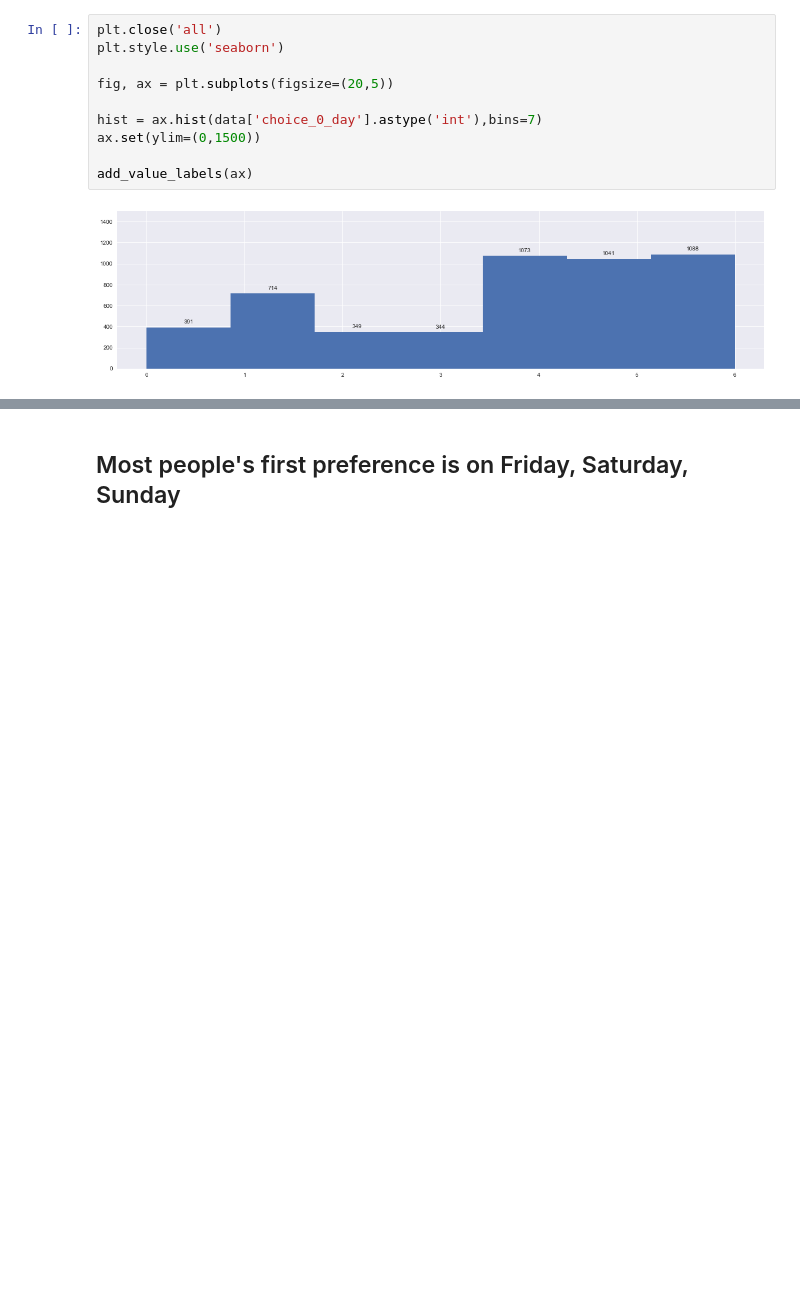
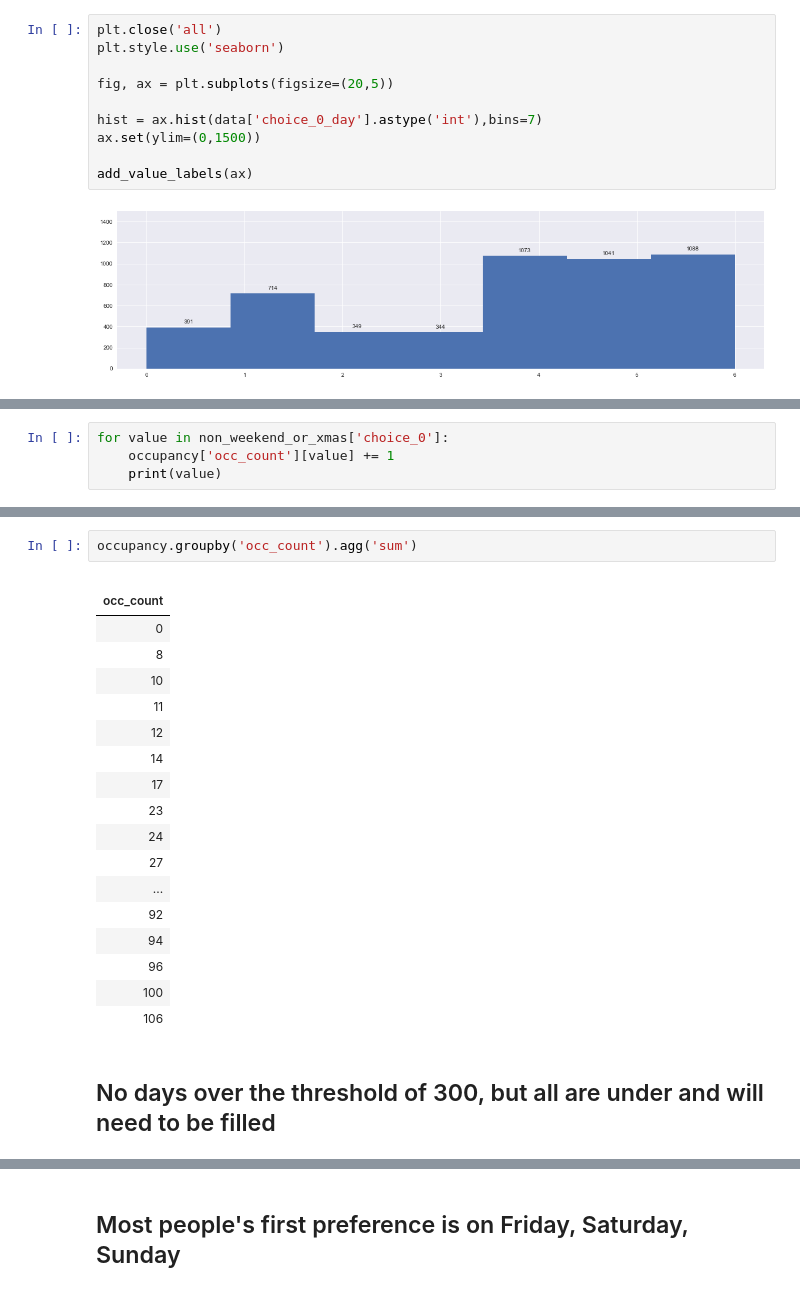
Before and after one commit to tdrumhel1/santa, a Jupyter notebook: santa-notebook-v1.ipynb, the cells around one changed output, grey strips where cells are left out. Saved outputs shown, nothing was run; the diff lists cells and outputs as text; blank space fills up the shorter version.

```diff
--- a/santa-notebook-v1.ipynb
+++ b/santa-notebook-v1.ipynb
@@ -231,0 +241,4 @@ for row in
+# %%
+for value in non_weekend_or_xmas['choice_0']:
+    occupancy['occ_count'][value] += 1
+    print(value)
@@ -232,2 +263,25 @@ for row in
+# %%
+occupancy.groupby('occ_count').agg('sum')
+# %% [output]
+|  |
+| occ_count |
+| 0 |
+| 8 |
+| 10 |
+| 11 |
+| 12 |
+| 14 |
+| 17 |
+| 23 |
+| 24 |
+| 27 |
+| ... |
+| 92 |
+| 94 |
+| 96 |
+| 100 |
+| 106 |
+# %% [markdown]
+## No days over the threshold of 300, but all are under and will need to be filled
 # %%
 for i in range(10):
```
Also changed, not shown: parts of 5 cells of this notebook.
